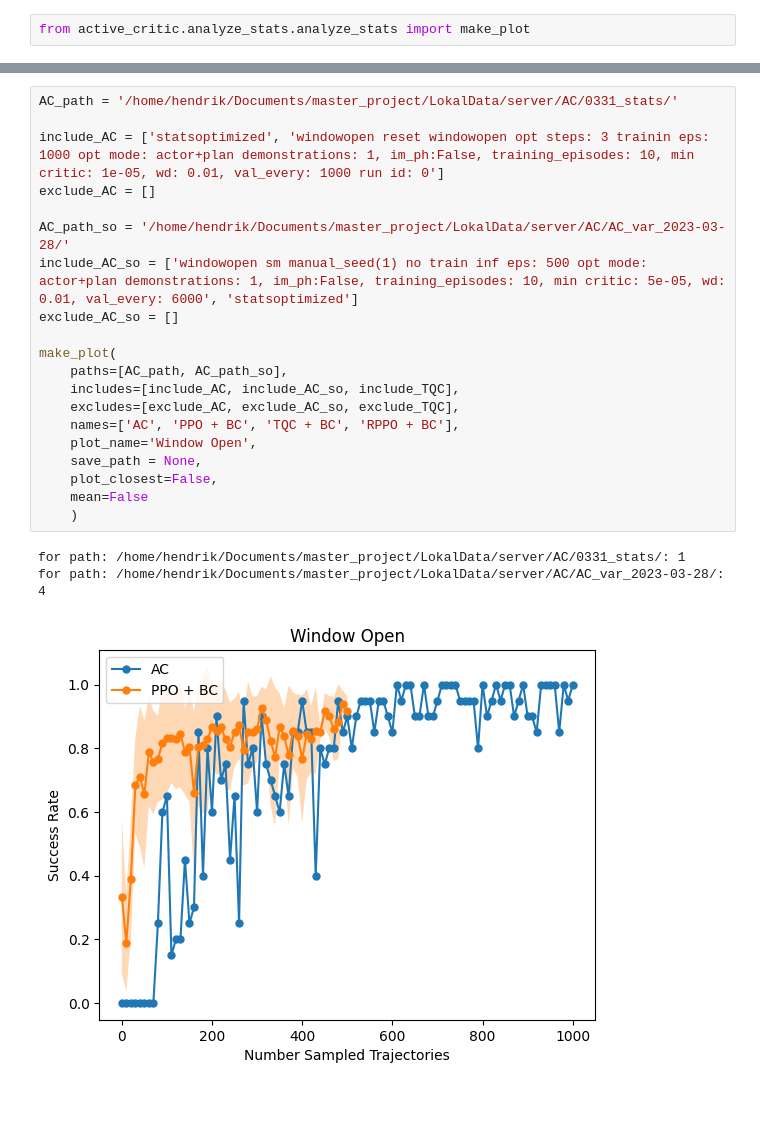
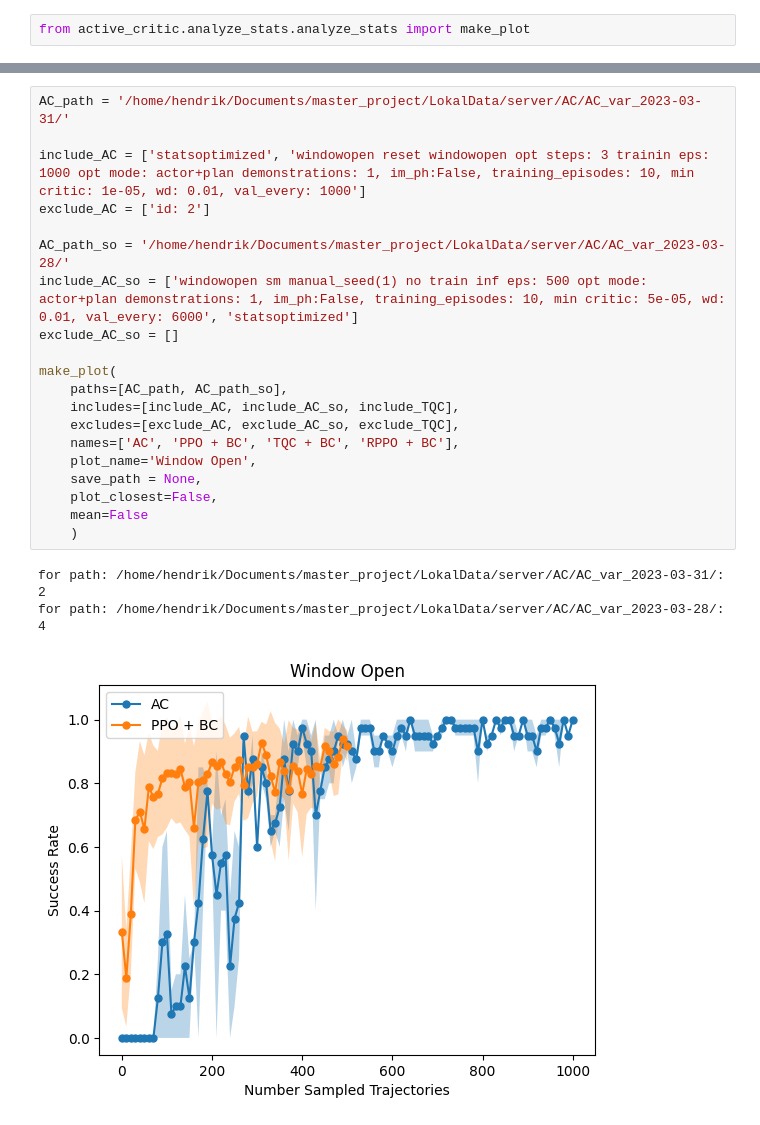
Before and after one commit to ReliableTree/ActiveCritic, a Jupyter notebook: src/active_critic/analyze_stats/dense_1/windowopen.ipynb, the cells around one changed output, grey strips where cells are left out. Cells and saved outputs as stored; diff of their text form.

```diff
--- a/src/active_critic/analyze_stats/dense_1/windowopen.ipynb
+++ b/src/active_critic/analyze_stats/dense_1/windowopen.ipynb
@@ -35,24 +35,24 @@ for path: /home/hendrik/Documents/master_project/LokalData/server/baselines/Base
 # %%
-AC_path = '/home/hendrik/Documents/master_project/LokalData/server/AC/0331_stats/'
+AC_path = '/home/hendrik/Documents/master_project/LokalData/server/AC/AC_var_2023-03-31/'
 
-include_AC = ['statsoptimized', 'windowopen reset windowopen opt steps: 3 trainin eps: 1000 opt mode: actor+plan demonstrations: 1, im_ph:False, training_episodes: 10, min critic: 1e-05, wd: 0.01, val_every: 1000 run id: 0']
-exclude_AC = []
+include_AC = ['statsoptimized', 'windowopen reset windowopen opt steps: 3 trainin eps: 1000 opt mode: actor+plan demonstrations: 1, im_ph:False, training_episodes: 10, min critic: 1e-05, wd: 0.01, val_every: 1000']
+exclude_AC = ['id: 2']
 
 AC_path_so = '/home/hendrik/Documents/master_project/LokalData/server/AC/AC_var_2023-03-28/'
 include_AC_so = ['windowopen sm manual_seed(1) no train inf eps: 500 opt mode: actor+plan demonstrations: 1, im_ph:False, training_episodes: 10, min critic: 5e-05, wd: 0.01, val_every: 6000', 'statsoptimized']
 exclude_AC_so = []
 
 make_plot(
     paths=[AC_path, AC_path_so],
     includes=[include_AC, include_AC_so, include_TQC],
     excludes=[exclude_AC, exclude_AC_so, exclude_TQC],
     names=['AC', 'PPO + BC', 'TQC + BC', 'RPPO + BC'],
     plot_name='Window Open',
     save_path = None,
     plot_closest=False,
     mean=False
     )
 # %% [output]
-for path: /home/hendrik/Documents/master_project/LokalData/server/AC/0331_stats/: 1
+for path: /home/hendrik/Documents/master_project/LokalData/server/AC/AC_var_2023-03-31/: 2
 for path: /home/hendrik/Documents/master_project/LokalData/server/AC/AC_var_2023-03-28/: 4
-[figure, old version]
+[figure, new version]
```
Also changed, not shown: parts of 1 cell of this notebook, 1 other file.
